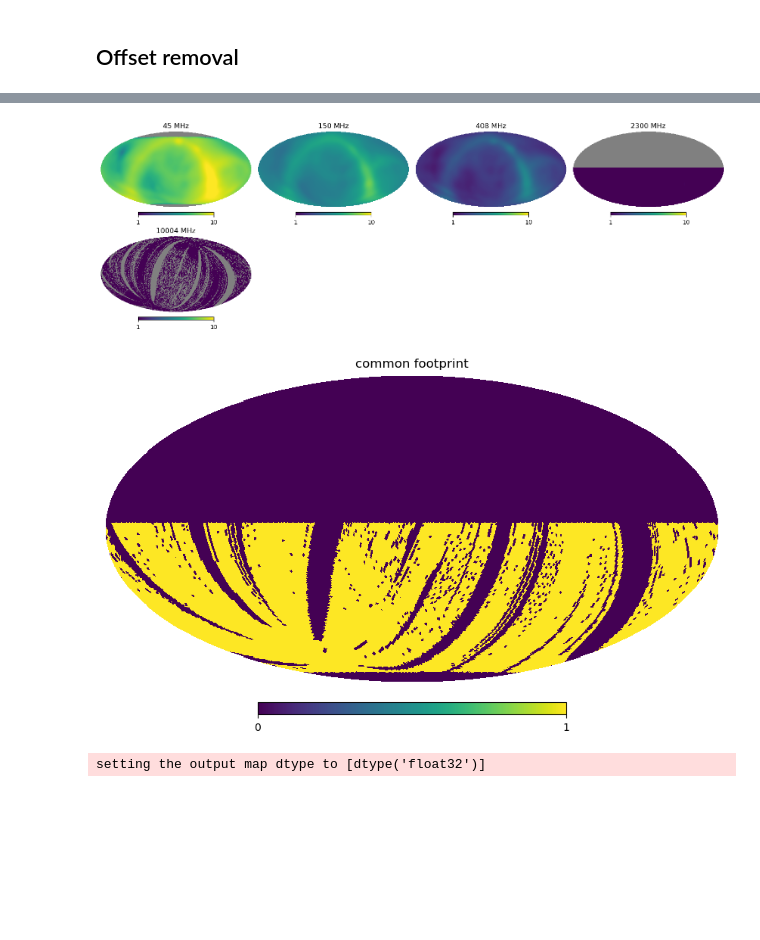
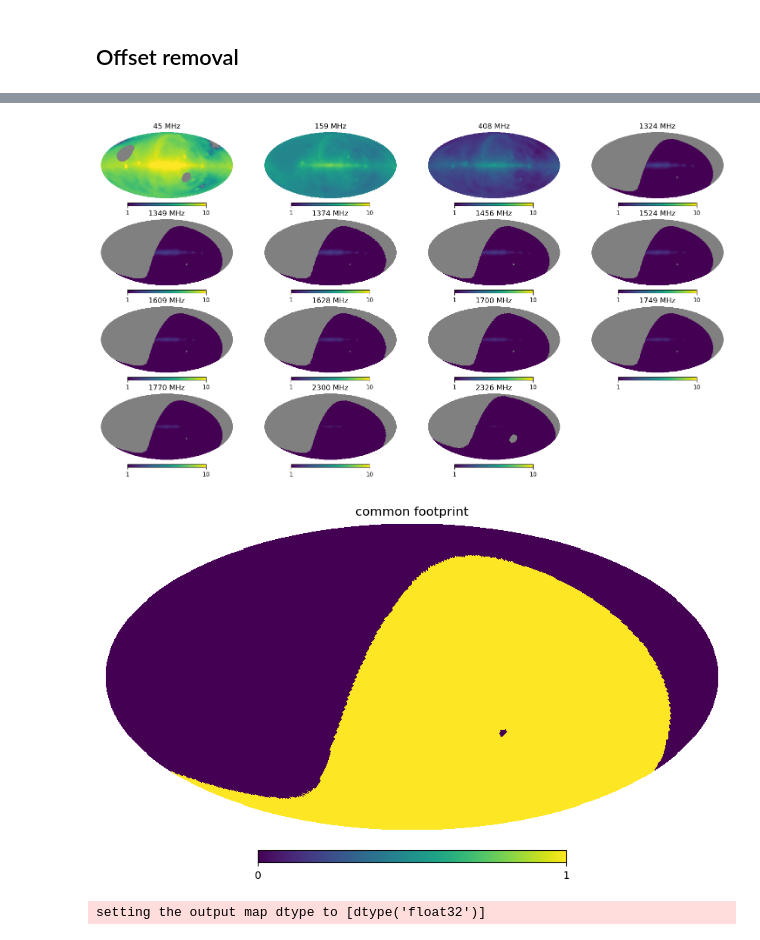
Before and after one commit to giuspugl/fitting_synchrotron, a Jupyter notebook: coarse_parameters_southern.ipynb, the cells around one changed output, grey strips where cells are left out. Drawn from its saved outputs; the diff is of its cells as text; code cells hidden in the pictures; blank space fills up the shorter version.

```diff
--- a/coarse_parameters_southern.ipynb
+++ b/coarse_parameters_southern.ipynb
@@ -341,13 +408,26 @@ reading R5_map_Nside64.fits
 # %%
-nside = 256
+nside = 64
+npix= hp.nside2npix(nside)
 freqs  =  np.array([  k for k in maps.keys()  ])
 
 fwhms = {45: 5.0*u.deg,
-         150: 5. *u.deg ,
+         #150: 5. *u.deg ,
+         159: 3.1 *u.deg ,
        408 :56*u.arcmin,
-       #1400: 14.4*u.arcmin,
+       1324: 20.0*u.arcmin,
+       1349: 20.0*u.arcmin,
+       1374: 20.0*u.arcmin,
+       #1400: 35.4*u.arcmin,
+       1456: 20.0*u.arcmin,
+       1524: 20.*u.arcmin,
+       1600: 20.*u.arcmin,
+       1609: 20.*u.arcmin,
+       1628: 20.*u.arcmin,
+       1700: 20.*u.arcmin,
+       1749: 20.*u.arcmin,
+       1770: 20.*u.arcmin,
        2300: 8.9 *u.arcmin,
-       10004: 11.9 *u.deg,
+       2326: 20.0 *u.arcmin,
         }
 
 idmax = np.argmax([fwhms[f] .to(u.arcmin).value  for f in maps .keys()] )
@@ -431,24 +531,23 @@ offset_file.close()
 # %%
 pl.figure(figsize=(15,10))
 
 j=0
 for fr,m in maps.items():
 
-    hp.mollview(np.log (m.value),  title=f'{fr} MHz'  , sub=(4,4,1+j) , notext=True ,  min=1,  max=10    )
+    hp.mollview(np.log (m.value),  title=f'{fr} MHz'  , sub=(5,4,1+j) , notext=True ,  min=1,  max=10    )
 
     j+=1
 # %% [output]
-[figure, old version]
+[figure, new version]
 # %%
 #chipass_nans = np.ma.masked_invalid(maps[1400] ).mask
-jonas_nans = np.ma.masked_invalid(maps[2300]).mask
+#jonas_nans = np.ma.masked_invalid(maps[2326]).mask
+jonas_nans = np.ma.masked_invalid(maps[1770]).mask
 mu_mask=  np.ma.masked_invalid(maps[45]).mask
-juno_mask=  np.ma.masked_invalid(maps[10004]).mask
-common_footprint0 =  np.logical_and(~jonas_nans , ~mu_mask)
-common_footprint =  np.logical_and(common_footprint0, ~juno_mask)
+common_footprint =  np.logical_and(~jonas_nans , ~mu_mask)
 hp.mollview(common_footprint, title='common footprint' )
 # %% [output]
-[figure, old version]
+[figure, new version]
 # %%
 hp.write_map(
     f"{output_dir}/common_footprint_southern.fits",
```
Also changed, not shown: parts of 10 cells of this notebook, 1 other file.
